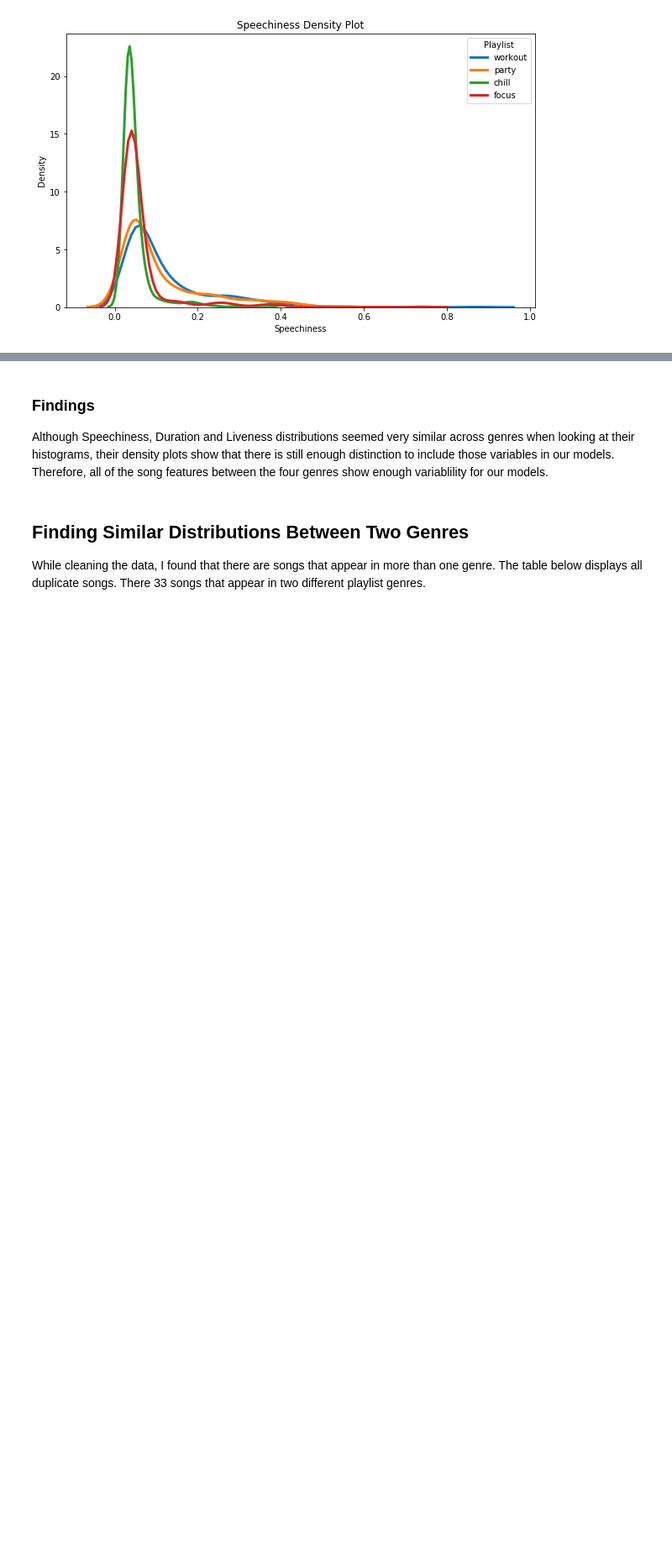
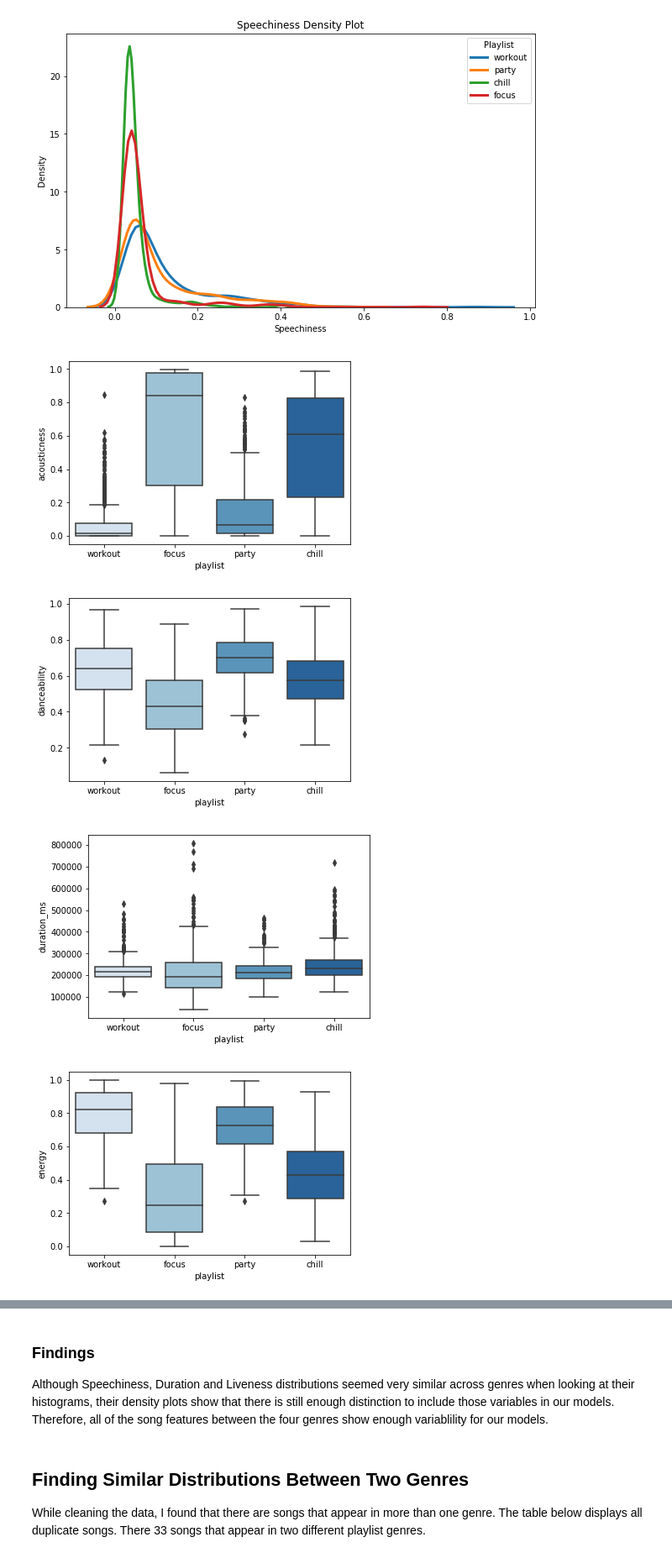
Before and after one commit to amandastrack/Capstone-Project-I-, a Jupyter notebook: data_storytelling_capstone_I.ipynb, the cells around one changed output, grey strips where cells are left out. Shown at 84% size. Cells and saved outputs as stored; diff of their text form; code cells hidden in the pictures; blank space fills up the shorter version.

```diff
--- a/data_storytelling_capstone_I.ipynb
+++ b/data_storytelling_capstone_I.ipynb
@@ -241,3 +332,16 @@ Text(0, 0.5, 'Density')
 [figure]
 [figure]
 [figure]
+# %%
+features = ["acousticness", "danceability", "duration_ms", "energy", "instrumentalness","liveness","loudness","speechiness","tempo","valence"]
+
+
+
+for i, feature in enumerate(features):
+    plt.figure(i)
+    sns.boxplot( x=spotify_songs["playlist"], y=spotify_songs[feature], palette="Blues")
+# %% [output]
+[figure, added]
+[figure, added]
+[figure, added]
+[figure, added]
```
Also changed, not shown: parts of 6 cells of this notebook, 1 other file.
